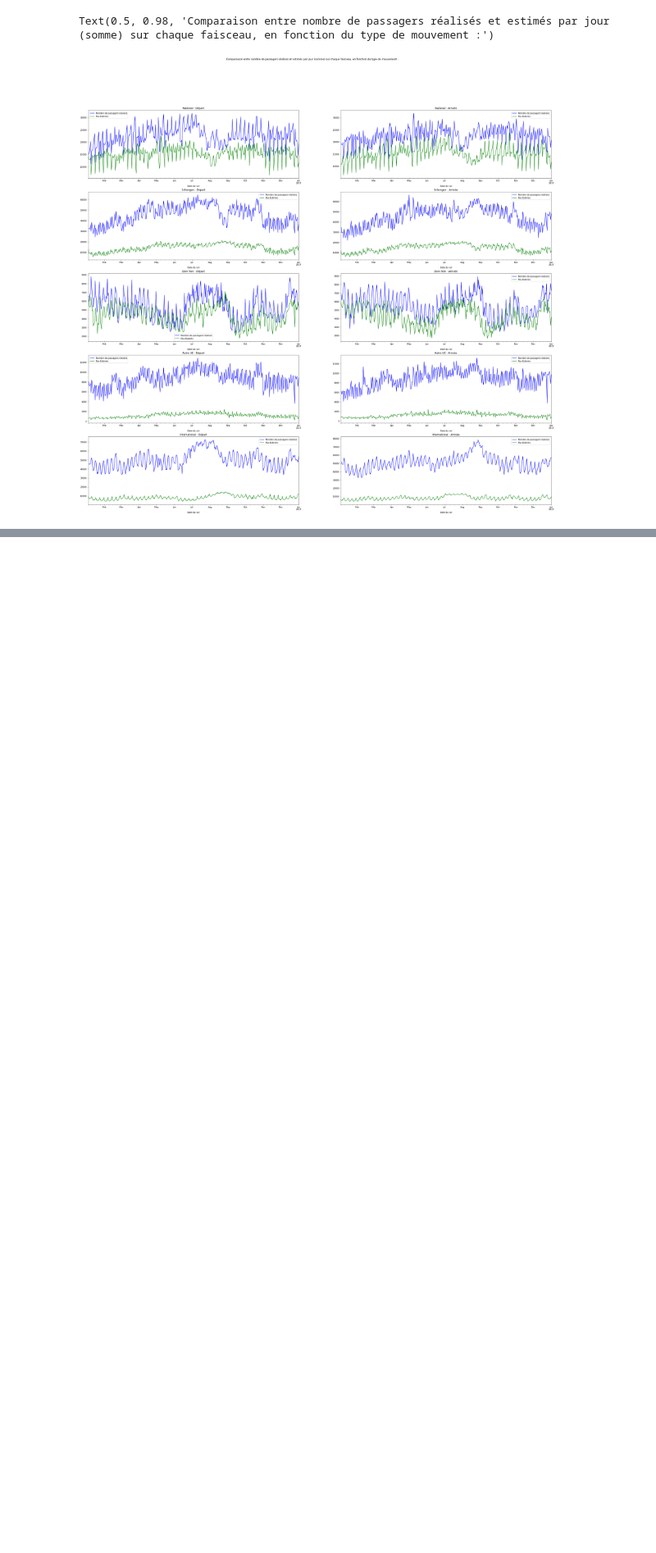
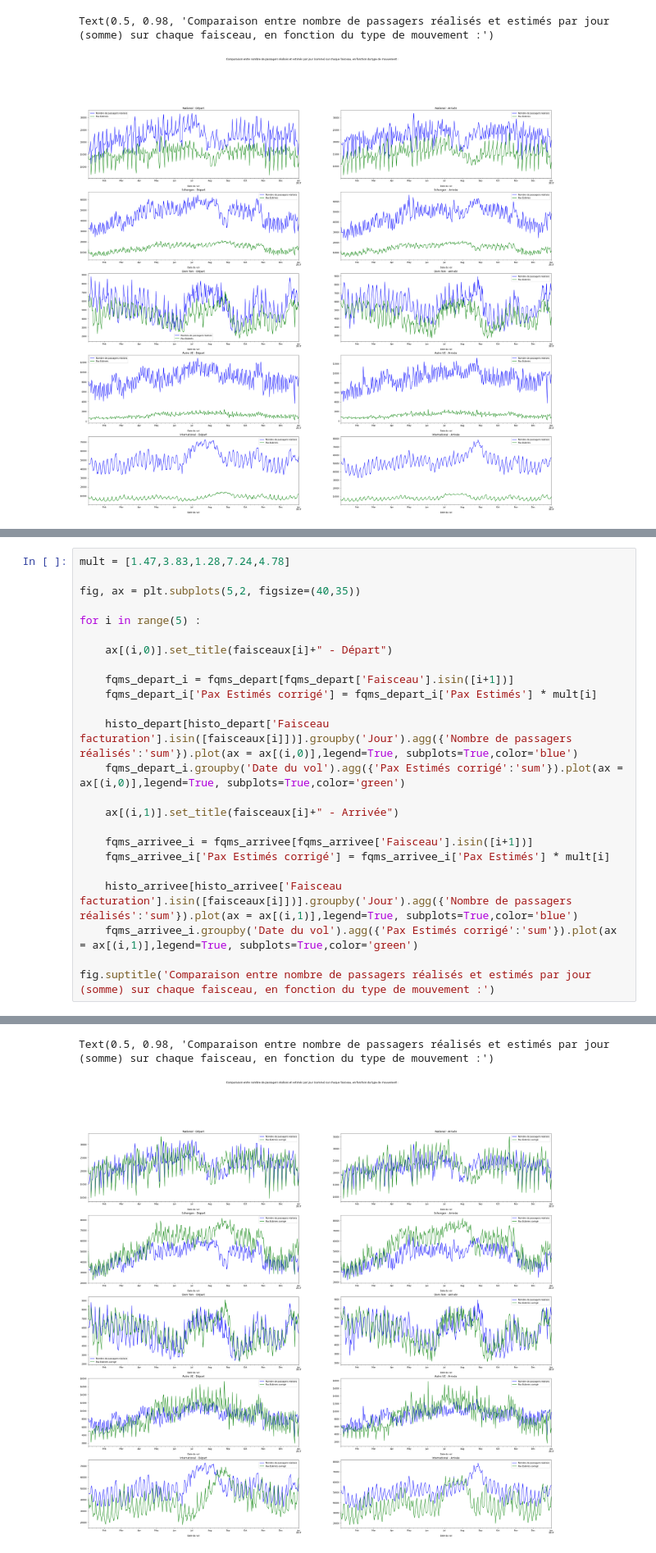
Before and after one commit to erialc-cal/StatApp_2020, a Jupyter notebook: Preparation reunion/Stat_Desc_2016.ipynb, the cells around one changed output, grey strips where cells are left out. Shown at 82% size. Cells and saved outputs as stored; diff of their text form; blank space fills up the shorter version.

```diff
--- a/Preparation reunion/Stat_Desc_2016.ipynb
+++ b/Preparation reunion/Stat_Desc_2016.ipynb
@@ -145,0 +154,25 @@ Text(0.5, 0.98, 'Comparaison entre nombre de passagers réalisés et estimés pa
+# %%
+mult = [1.47,3.83,1.28,7.24,4.78]
+
+fig, ax = plt.subplots(5,2, figsize=(40,35))
+
+for i in range(5) :
+
+    ax[(i,0)].set_title(faisceaux[i]+" - Départ")
+
+    fqms_depart_i = fqms_depart[fqms_depart['Faisceau'].isin([i+1])]
+    fqms_depart_i['Pax Estimés corrigé'] = fqms_depart_i['Pax Estimés'] * mult[i]
+
+    histo_depart[histo_depart['Faisceau facturation'].isin([faisceaux[i]])].groupby('Jour').agg({'Nombre de passagers réalisés':'sum'}).plot(ax = ax[(i,0)],legend=True, subplots=True,color='blue')
+    fqms_depart_i.groupby('Date du vol').agg({'Pax Estimés corrigé':'sum'}).plot(ax = ax[(i,0)],legend=True, subplots=True,color='green')
+
+    ax[(i,1)].set_title(faisceaux[i]+" - Arrivée")
+
+    fqms_arrivee_i = fqms_arrivee[fqms_arrivee['Faisceau'].isin([i+1])]
+    fqms_arrivee_i['Pax Estimés corrigé'] = fqms_arrivee_i['Pax Estimés'] * mult[i]
+
+    histo_arrivee[histo_arrivee['Faisceau facturation'].isin([faisceaux[i]])].groupby('Jour').agg({'Nombre de passagers réalisés':'sum'}).plot(ax = ax[(i,1)],legend=True, subplots=True,color='blue')
+    fqms_arrivee_i.groupby('Date du vol').agg({'Pax Estimés corrigé':'sum'}).plot(ax = ax[(i,1)],legend=True, subplots=True,color='green')
+
+fig.suptitle('Comparaison entre nombre de passagers réalisés et estimés par jour (somme) sur chaque faisceau, en fonction du type de mouvement :')
+# %% [output]
@@ -145,0 +196,2 @@ Text(0.5, 0.98, 'Comparaison entre nombre de passagers réalisés et estimés pa
+Text(0.5, 0.98, 'Comparaison entre nombre de passagers réalisés et estimés par jour (somme) sur chaque faisceau, en fonction du type de mouvement :')
+[figure, added]
```
Also changed, not shown: parts of 2 cells of this notebook, 1 other file.
